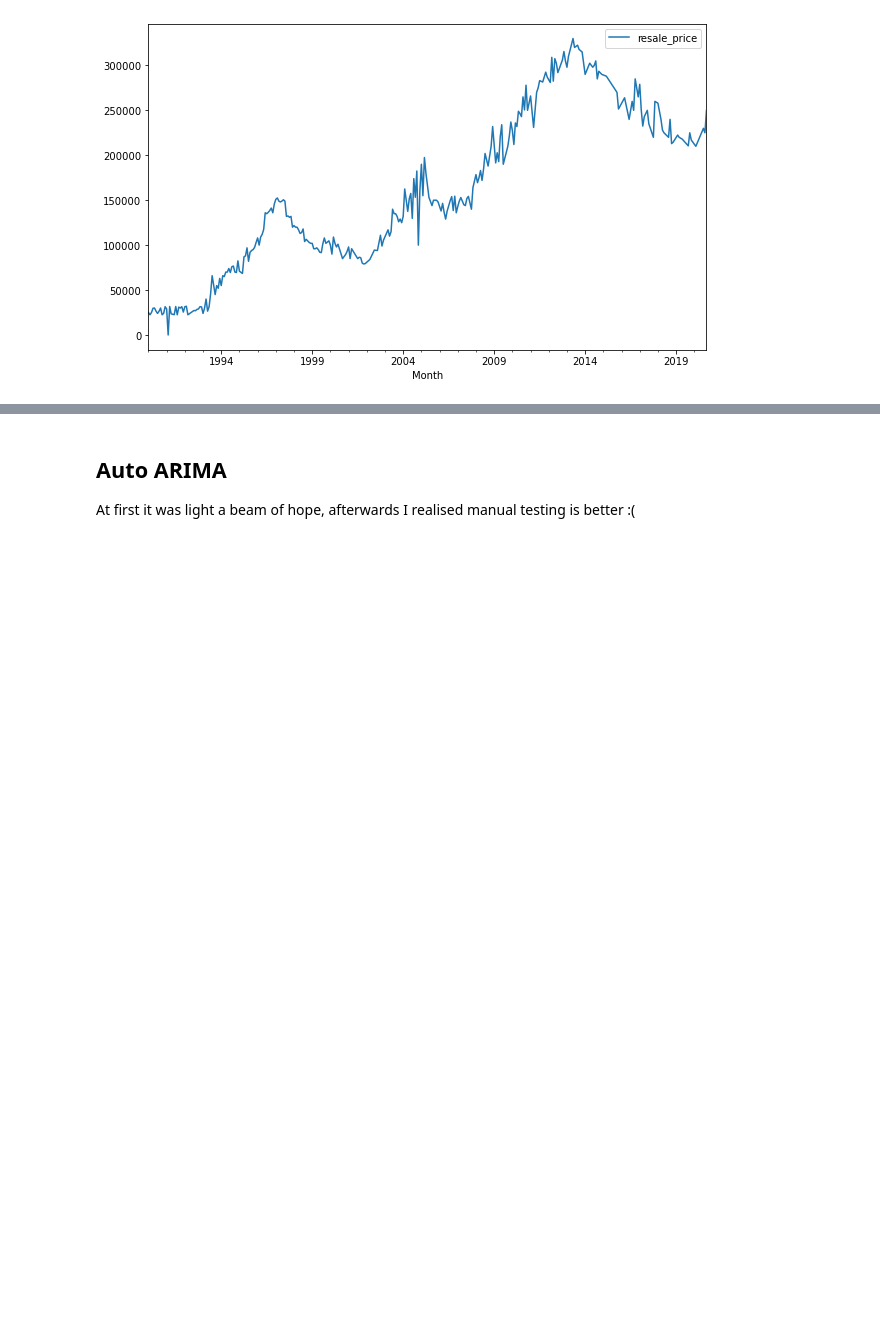
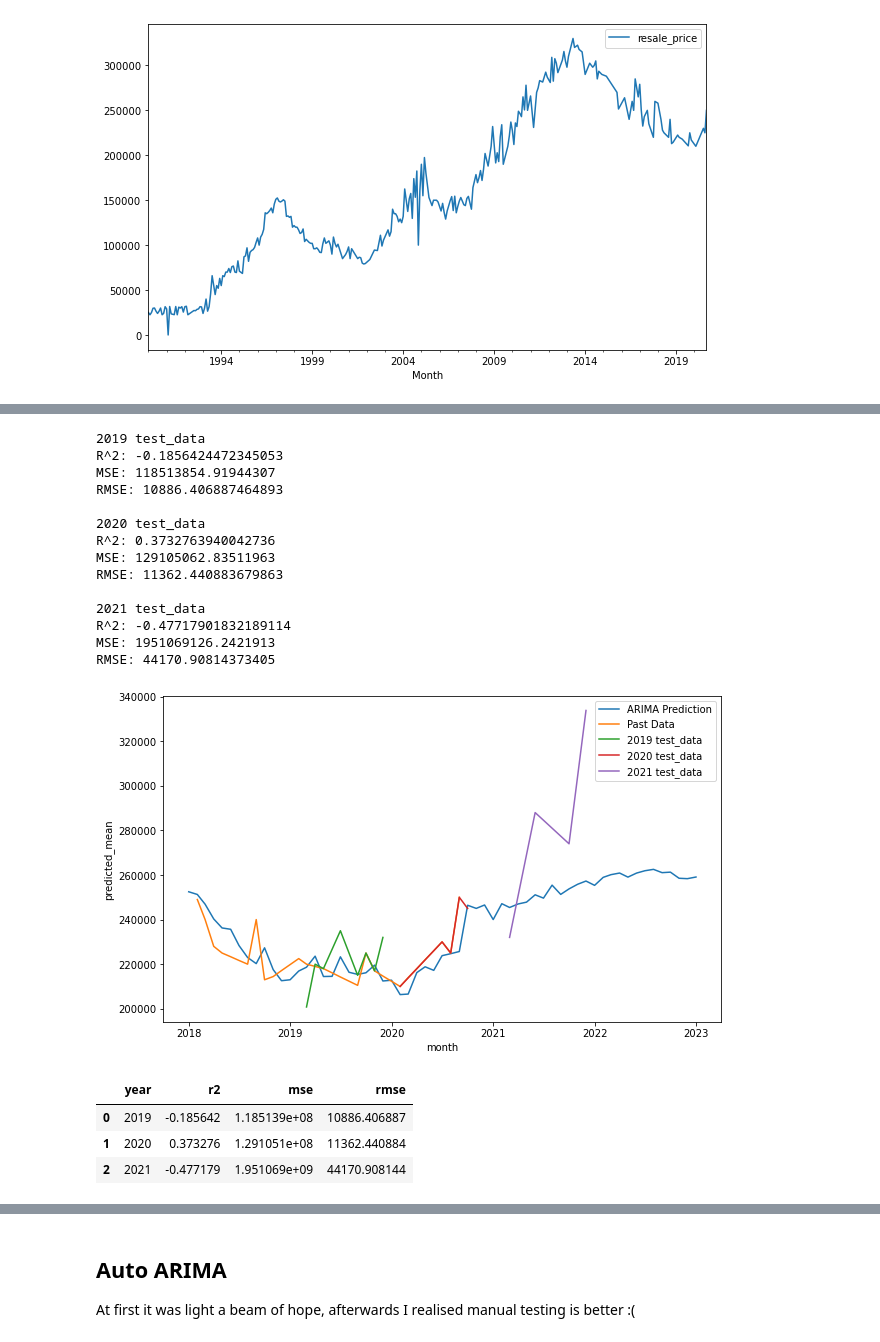
Before and after one commit to AnthonyChew/sc1015-1, a Jupyter notebook: ARIMA.ipynb, the cells around one changed output, grey strips where cells are left out. Saved outputs shown, nothing was run; the diff lists cells and outputs as text; code cells hidden in the pictures; blank space fills up the shorter version.

```diff
--- a/ARIMA.ipynb
+++ b/ARIMA.ipynb
@@ -501,0 +754,58 @@ soup
+# %%
+from statsmodels.tsa.arima.model import ARIMA
+import seaborn as sb
+
+model = ARIMA(df, order=(44,1,1))
+model_fit = model.fit()
+a = model_fit.predict(start= '2018', end='2023')
+ax = sb.lineplot(data = a, label="ARIMA Prediction")
+
+ax = sb.lineplot(data = df[df.index > '2018'].squeeze(), label="Past Data")
+
+year_list = []
+r2_list = []
+mse_list = []
+rmse_list = []
+for year in range(2019, 2022):
+    test_data_year = test_data.loc[str(year)].squeeze()
+    ax = sb.lineplot(data = test_data_year, label=f"{year} test_data")
+
+    r2_value = r2(a,test_data_year)
+    mse_value = mse(a,test_data_year)
+    rmse_value = rmse(a,test_data_year)
+
+    print(f"{year} test_data")
+    print(f"R^2: {r2_value}")
+    print(f"MSE: {mse_value}")
+    print(f"RMSE: {rmse_value}\n")
+
+    year_list.append(year)
+    r2_list.append(r2_value)
+    mse_list.append(mse_value)
+    rmse_list.append(rmse_value)
+
+
+year_df = pd.DataFrame({"year": year_list, "r2": r2_list, "mse": mse_list, "rmse": rmse_list})
+# %% [output]
+2019 test_data
+R^2: -0.1856424472345053
+MSE: 118513854.91944307
+RMSE: 10886.406887464893
+
+2020 test_data
+R^2: 0.3732763940042736
+MSE: 129105062.83511963
+RMSE: 11362.440883679863
+
+2021 test_data
+R^2: -0.47717901832189114
+MSE: 1951069126.2421913
+RMSE: 44170.90814373405
+[figure, added]
+# %%
+year_df
+# %% [output]
+|  | year | r2 | mse | rmse |
+| 0 | 2019 | -0.185642 | 1.185139e+08 | 10886.406887 |
+| 1 | 2020 | 0.373276 | 1.291051e+08 | 11362.440884 |
+| 2 | 2021 | -0.477179 | 1.951069e+09 | 44170.908144 |
```
Also changed, not shown: parts of 48 cells of this notebook, 3 other files.
